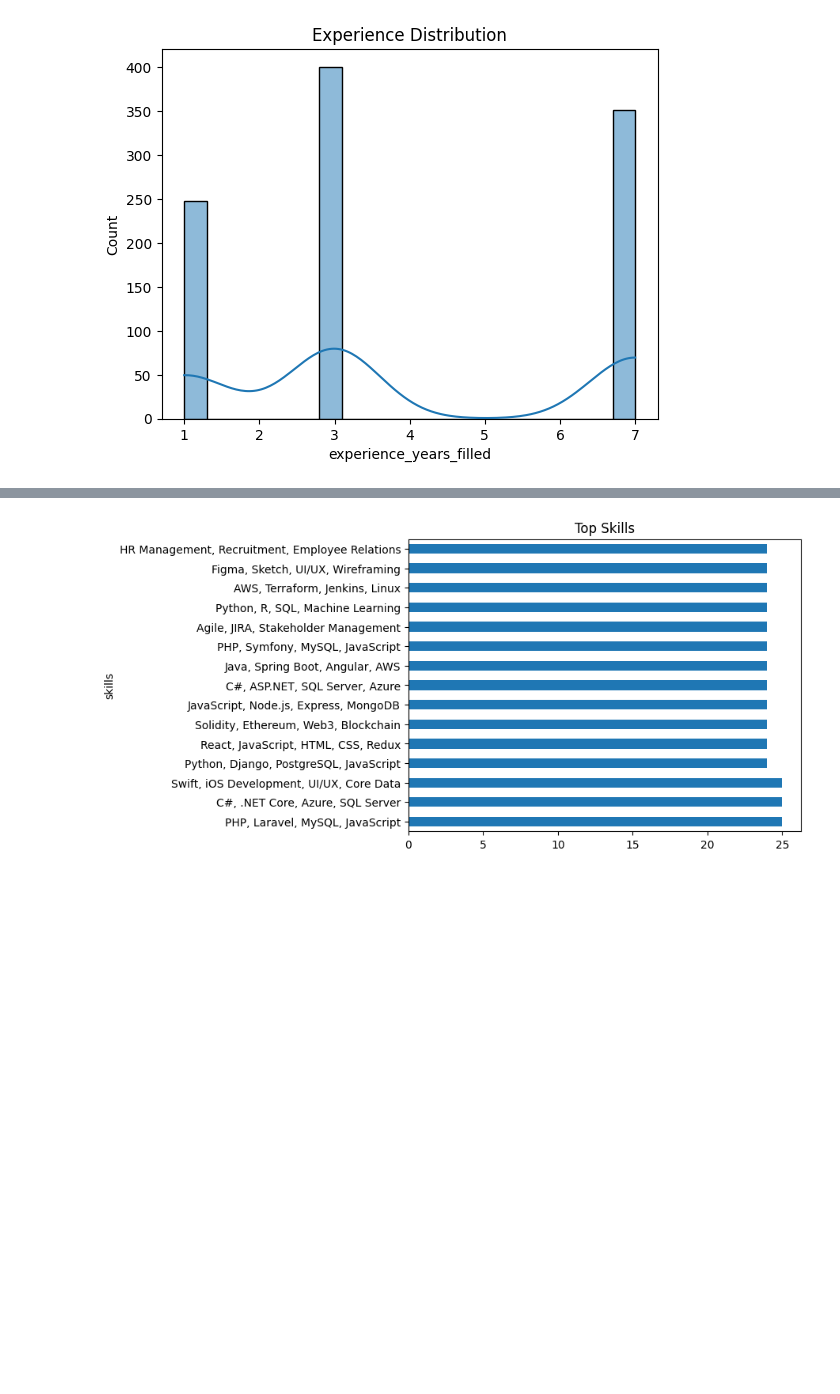
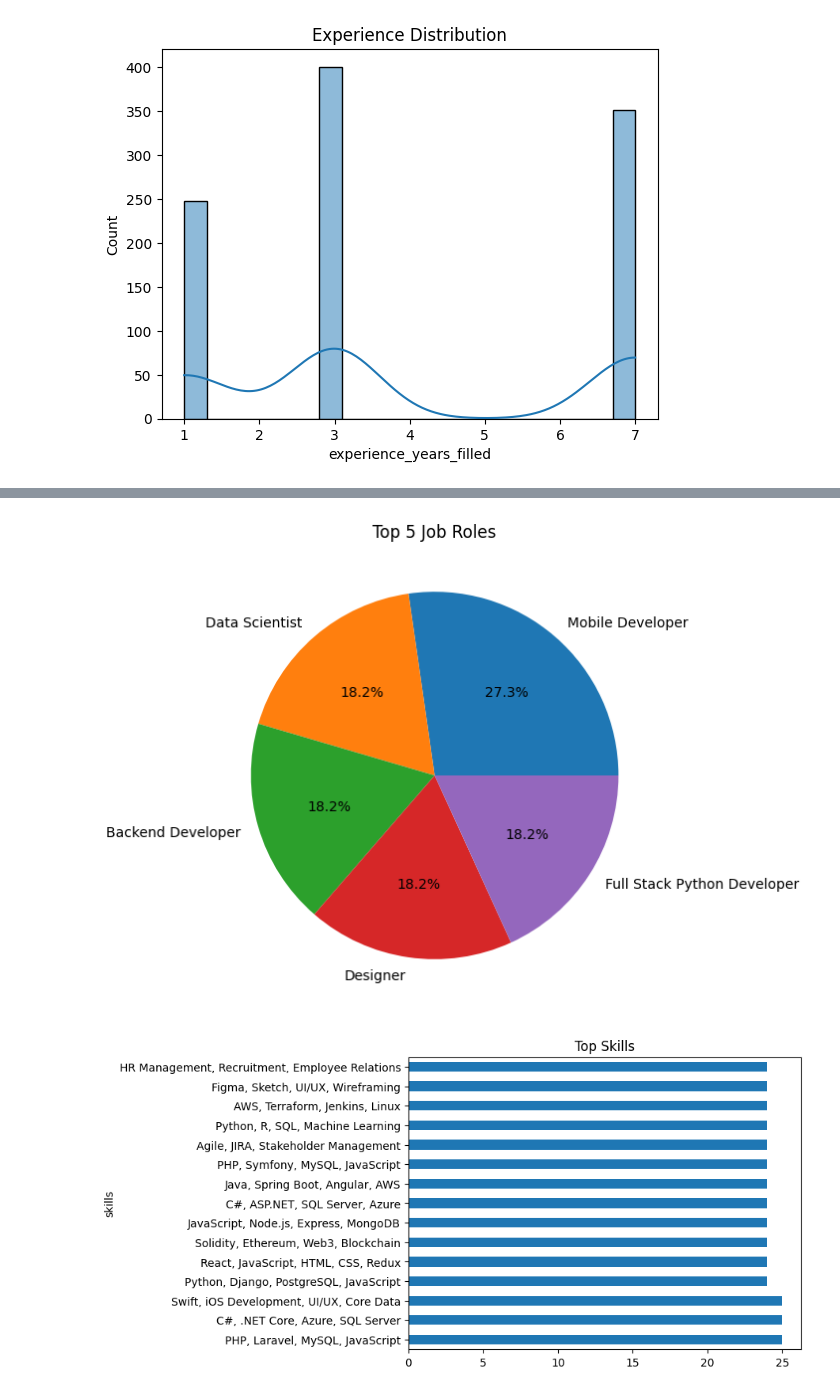
Before and after one commit to milkajoseph/Edu2Job_project, a Jupyter notebook: eda.ipynb, the cells around one changed output, grey strips where cells are left out. Drawn from its saved outputs; the diff is of its cells as text; code cells hidden in the pictures; blank space fills up the shorter version.

```diff
--- a/eda.ipynb
+++ b/eda.ipynb
@@ -249,3 +258,11 @@ plt.show()
+# %%
+df['job_role'].value_counts().nlargest(5).plot.pie(
+    autopct='%1.1f%%', figsize=(6,6), title="Top 5 Job Roles"
+)
+plt.ylabel("")
+plt.show()
+# %% [output]
+[figure, added]
 # %%
 df['skills'].explode().value_counts().head(15).plot(kind='barh')
 plt.title("Top Skills")
```
Also changed, not shown: parts of 2 cells of this notebook.
